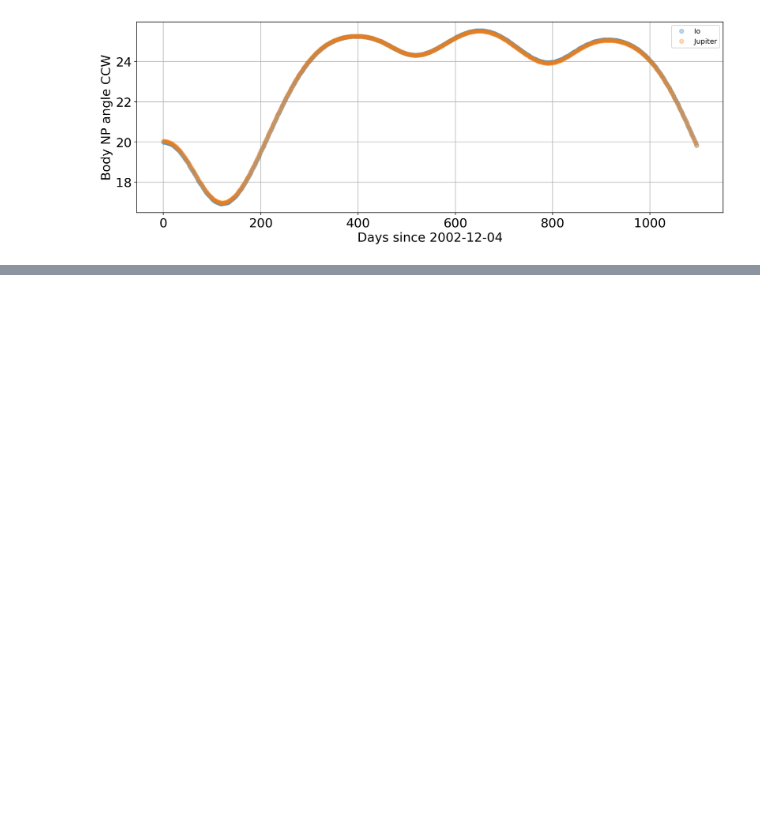
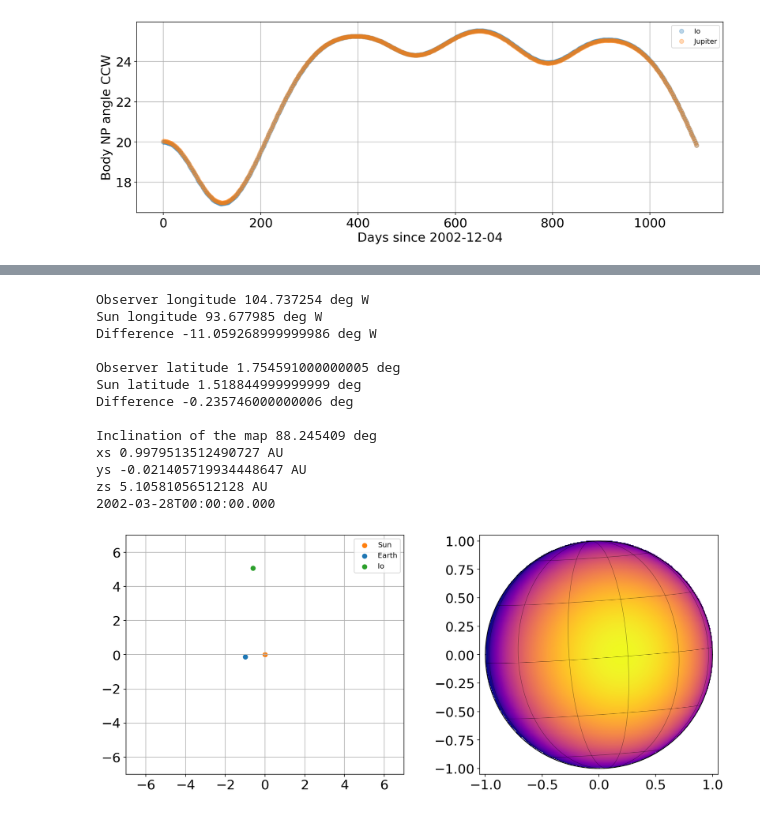
Before and after one commit to fbartolic/volcano, a Jupyter notebook: notebooks/orbital_data.ipynb, the cells around one changed output, grey strips where cells are left out. Cells and saved outputs as stored; diff of their text form; code cells hidden in the pictures; blank space fills up the shorter version.

```diff
--- a/notebooks/orbital_data.ipynb
+++ b/notebooks/orbital_data.ipynb
@@ -848,0 +829,65 @@ for a in ax.flatten():
+# %%
+times = Time(np.linspace(start.mjd, stop.mjd, 1000), format="mjd")
+data = get_starry_map_orientation(times, step="1h")
+
+
+idx = 0
+
+fig, ax = plt.subplots(1, 2, figsize=(15, 6))
+
+ax[0].scatter(
+    np.array(sun_vec["x"][idx]),
+    np.array(sun_vec["y"][idx]),
+    marker="o",
+    color="C1",
+    label="Sun",
+)
+ax[0].scatter(
+    np.array(earth_vec["x"][idx]),
+    np.array(earth_vec["y"][idx]),
+    marker="o",
+    color="C0",
+    label="Earth",
+)
+ax[0].scatter(
+    np.array(io_vec["x"][idx]),
+    np.array(io_vec["y"][idx]),
+    marker="o",
+    color="C2",
+    label="Io",
+)
+ax[0].legend()
+
+ax[0].set_xlim(-7, 7)
+ax[0].set_ylim(-7, 7)
+ax[0].grid()
+
+map = starry.Map(ydeg=30, reflected=True)
+
+# Plot io
+map.obl = data["obl"][idx]
+map.inc = data["inc"][idx]
+map.show(
+    ax=ax[1],
+    theta=data["theta"][idx],
+    xs=data["xs"][idx],
+    ys=data["ys"][idx],
+    zs=data["zs"][idx],
+)
+ax[1].axis("on")
+
+print("Observer longitude", data["PDObsLon"][idx], "W")
+print("Sun longitude", data["PDSunLon"][idx], "W")
+print("Difference", data["PDSunLon"][idx] - data["PDObsLon"][idx], "W")
+print("")
+print("Observer latitude", data["PDObsLat"][idx])
+print("Sun latitude", data["PDSunLat"][idx])
+print("Difference", data["PDSunLat"][idx] - data["PDObsLat"][idx])
+print("")
+print("Inclination of the map", data["inc"][idx])
+print("xs", data["xs"][idx])
+print("ys", data["ys"][idx])
+print("zs", data["zs"][idx])
+
+print(times.isot[idx])
+# %% [output]
@@ -848,0 +896,14 @@ for a in ax.flatten():
+Observer longitude 104.737254 deg W
+Sun longitude 93.677985 deg W
+Difference -11.059268999999986 deg W
+
+Observer latitude 1.754591000000005 deg
+Sun latitude 1.518844999999999 deg
+Difference -0.235746000000006 deg
+
+Inclination of the map 88.245409 deg
+xs 0.9979513512490727 AU
+ys -0.021405719934448647 AU
+zs 5.10581056512128 AU
+2002-03-28T00:00:00.000
+[figure, added]
```
Also changed, not shown: parts of 8 cells of this notebook, 4 other files.
